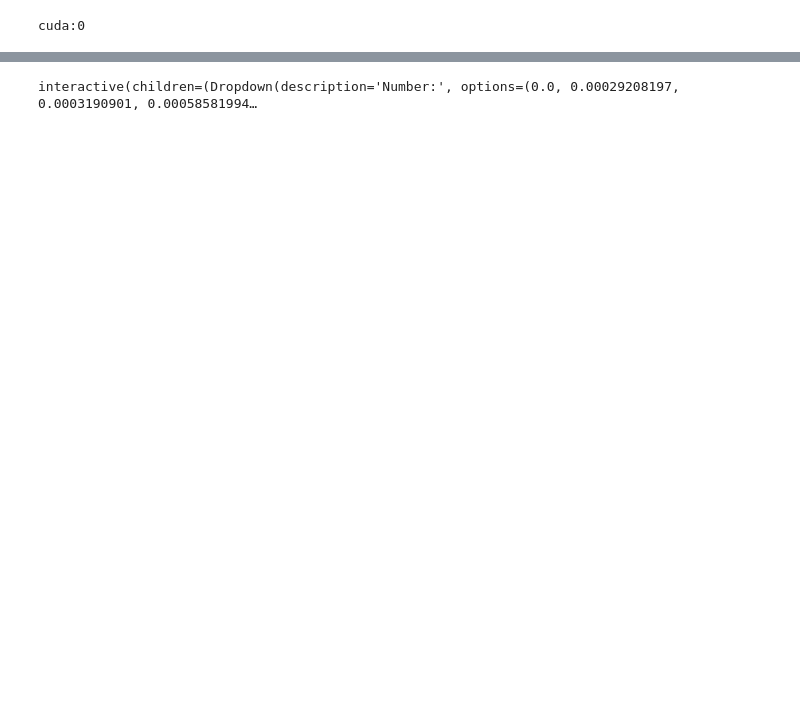
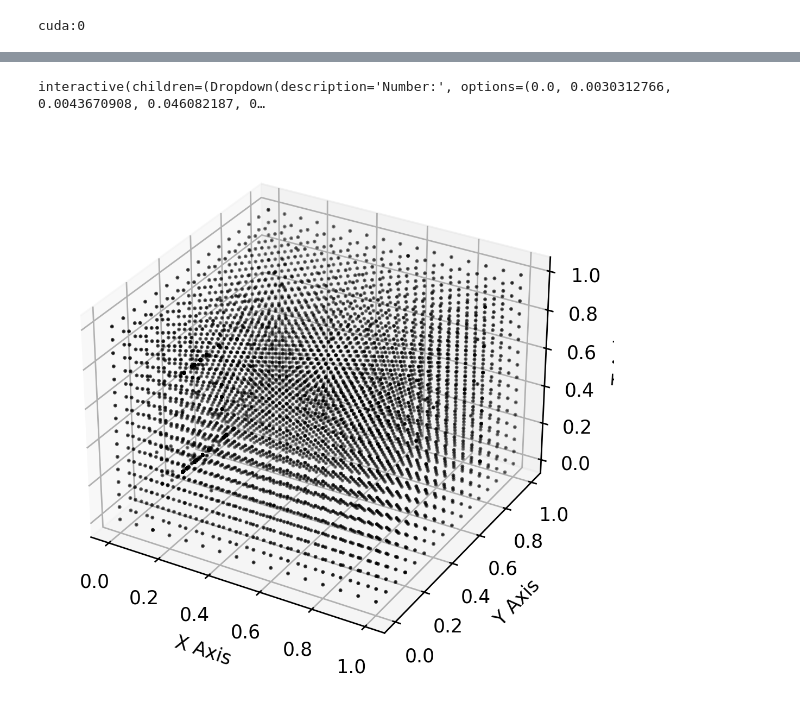
Before and after one commit to Kusok0vody/PyTorch_PiNN_for_Poisson_convection_equations_system, a Jupyter notebook: test.ipynb, the cells around one changed output, grey strips where cells are left out. Cells and saved outputs as stored; diff of their text form; code cells hidden in the pictures; blank space fills up the shorter version.

```diff
--- a/test.ipynb
+++ b/test.ipynb
@@ -145,49 +168,25 @@ pass
-# %%
-def check_PDE_points(t, net, Nx, Ny, eps, size):
-
-    x = torch.linspace(net.size[0], net.size[1], Nx)
-    y = torch.linspace(net.size[2], net.size[3], Ny)
-    mesh_XYT = torch.stack(torch.meshgrid(x, y, torch.Tensor([t]).to(net.device), indexing='ij')).reshape(3, -1).T
-
-    X = torch.autograd.Variable(mesh_XYT[:,0], requires_grad=True)
-    Y = torch.autograd.Variable(mesh_XYT[:,1], requires_grad=True)
-    T = torch.autograd.Variable(mesh_XYT[:,2], requires_grad=True)
-
-    conv  = net.get_conv(X,Y,T).reshape(Nx, Ny).transpose(1,0) / (net.w_func(X,Y).max()**3).data.cpu().numpy()
-    div   = net.get_div(X,Y,T).reshape(Nx, Ny).transpose(1,0) / (net.w_func(X,Y).max()**3).data.cpu().numpy()
-    corr  = net.get_corr(X,Y,T).reshape(Nx, Ny).transpose(1,0)
-    total = net.weights[0]*np.abs(conv) + net.weights[1]*np.abs(div) + net.weights[2]*np.abs(corr)
-    total = (total - np.min(total)) / (np.max(total) - np.min(total))
-    fig = plt.figure(dpi=200)
-
-    plt.imshow(np.where(total-eps>=0, total, np.nan), cmap='RdBu_r', extent=[size[0],size[1],size[3],size[2]])
-    plt.gca().invert_yaxis()
-
-    plt.colorbar()
-
-    mask = (net.t_PDE.data.cpu().numpy() == t)
-    plt.scatter(net.x_PDE.data.cpu()[mask], net.y_PDE.data.cpu().numpy()[mask], c='gray', alpha=0.25, s=7)
-    plt.title(f't = {t} s')
-
-t_button = ipw.Dropdown(options=np.unique(net.t_PDE.data.cpu().numpy()),
-                            value=0,
-                            description='Number:',
-                            disabled=False,
-                           )
-ipw.interact(check_PDE_points, t=t_button, net=ipw.fixed(net), Nx=ipw.fixed(Nx), Ny=ipw.fixed(Ny), eps=ipw.fixed(0),size=ipw.fixed(net.size))
-pass
-# %% [output]
-interactive(children=(Dropdown(description='Number:', options=(0.0, 0.00029208197, 0.0003190901, 0.00058581994…
+# %%
+t_button = ipw.Dropdown(options=np.unique(net.t_PDE.data.cpu().numpy()),
+                        value=0,
+                        description='Number:',
+                        disabled=False,
+                        )
+ipw.interact(check_PDE_points, t=t_button, net=ipw.fixed(net), Nx=ipw.fixed(Nx), Ny=ipw.fixed(Ny), eps=ipw.fixed(0),size=ipw.fixed(net.size))
+pass
+# %% [output]
+interactive(children=(Dropdown(description='Number:', options=(0.0, 0.0030312766, 0.0043670908, 0.046082187, 0…
 # %%
-# # Create a 3D scatter plot
-# fig = plt.figure(figsize=(15,5),dpi=250)
-# ax = fig.add_subplot(111, projection='3d')
-# dots = ax.scatter(net.x_PDE.data.cpu(), net.y_PDE.data.cpu(), net.t_PDE.data.cpu(),c='black', marker='o')
-# # fig.colorbar(dots)
-# ax.set_xlabel('X Axis')
-# ax.set_ylabel('Y Axis')
-# ax.set_zlabel('T Axis')
-# pass
+# Create a 3D scatter plot
+fig = plt.figure(figsize=(15,5),dpi=250)
+ax = fig.add_subplot(111, projection='3d')
+dots = ax.scatter(net.x_PDE.data.cpu(), net.y_PDE.data.cpu(), net.t_PDE.data.cpu(),c='black', s=1)
+# fig.colorbar(dots)
+ax.set_xlabel('X Axis')
+ax.set_ylabel('Y Axis')
+ax.set_zlabel('T Axis')
+pass
+# %% [output]
+[figure, added]
 # %%
 fig = plt.figure(dpi=200)
 err = np.abs(c[0] - np.where(mesh_yx==0, net.c_cond[0], 0)*np.where(np.abs(mesh_xy - net.size[3]/2)<=net.chi/2, 1, 0))
```
Also changed, not shown: parts of 16 cells of this notebook, 7 other files.
